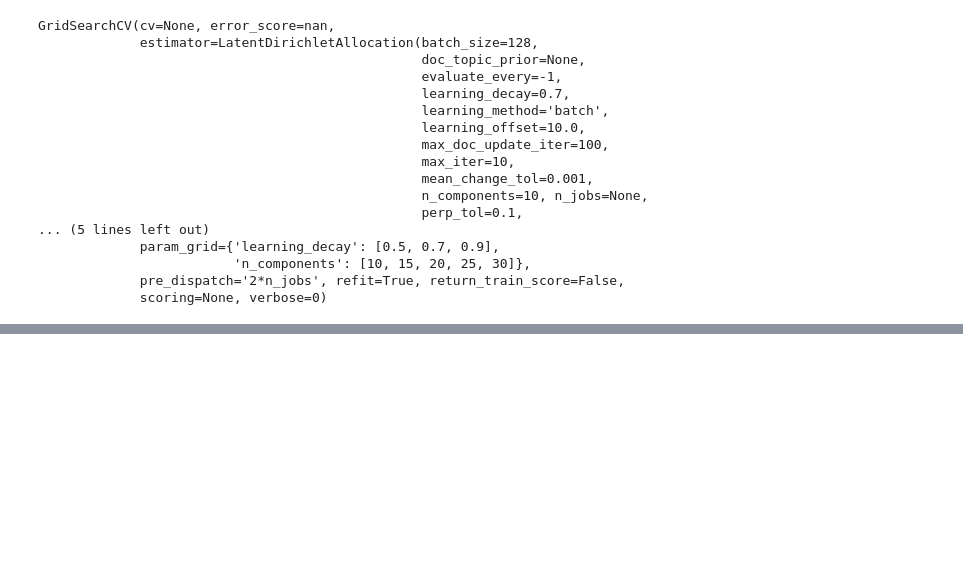
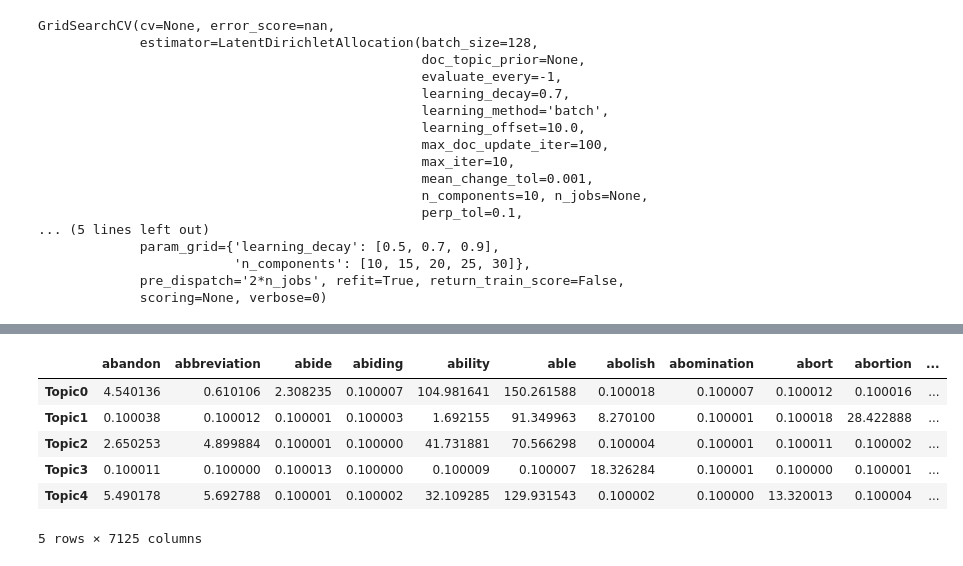
Before and after one commit to ah20776/CE807---Assignment, a Jupyter notebook: CE807_Assignment1.ipynb, the cells around one changed output, grey strips where cells are left out. Cells and saved outputs as stored; diff of their text form; code cells hidden in the pictures; blank space fills up the shorter version.

```diff
--- a/CE807_Assignment1.ipynb
+++ b/CE807_Assignment1.ipynb
@@ -197,0 +359,20 @@ GridSearchCV(cv=None, error_score=nan,
+# %%
+#to see the Topic’s keywords
+
+# Topic-Keyword Matrix
+df_topic_keywords = pd.DataFrame(best_lda_model.components_)
+
+# Assign Column and Index
+df_topic_keywords.columns = vectorizer.get_feature_names()
+df_topic_keywords.index = topicnames
+
+# View
+df_topic_keywords.head()
+# %% [output]
+|  | abandon | abbreviation | abide | abiding | ability | able | abolish | abomination | abort | abortion | ... |
+| Topic0 | 4.540136 | 0.610106 | 2.308235 | 0.100007 | 104.981641 | 150.261588 | 0.100018 | 0.100007 | 0.100012 | 0.100016 | ... |
+| Topic1 | 0.100038 | 0.100012 | 0.100001 | 0.100003 | 1.692155 | 91.349963 | 8.270100 | 0.100001 | 0.100018 | 28.422888 | ... |
+| Topic2 | 2.650253 | 4.899884 | 0.100001 | 0.100000 | 41.731881 | 70.566298 | 0.100004 | 0.100001 | 0.100011 | 0.100002 | ... |
+| Topic3 | 0.100011 | 0.100000 | 0.100013 | 0.100000 | 0.100009 | 0.100007 | 18.326284 | 0.100001 | 0.100000 | 0.100001 | ... |
+| Topic4 | 5.490178 | 5.692788 | 0.100001 | 0.100002 | 32.109285 | 129.931543 | 0.100002 | 0.100000 | 13.320013 | 0.100004 | ... |
+5 rows × 7125 columns
```
Also changed, not shown: parts of 9 cells of this notebook.
